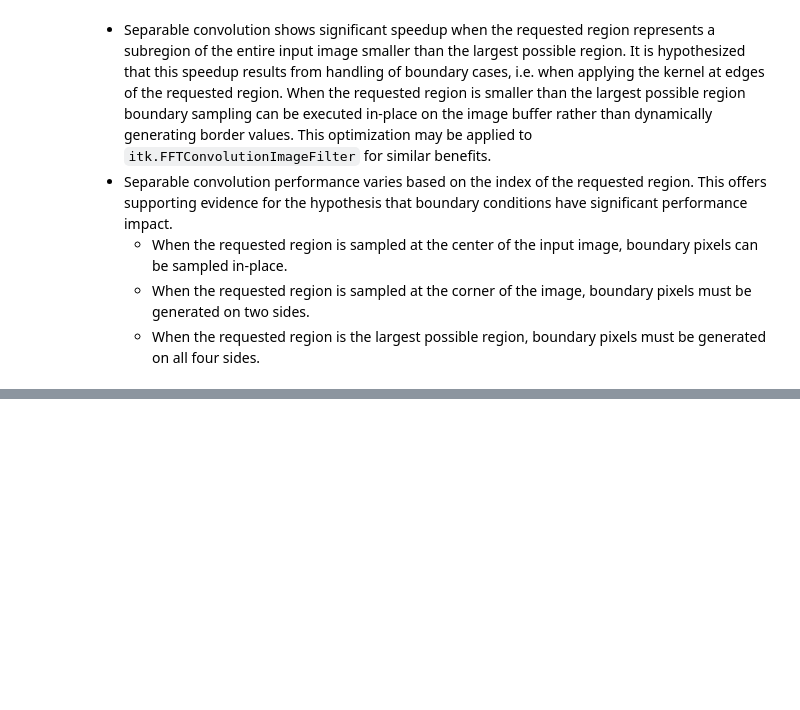
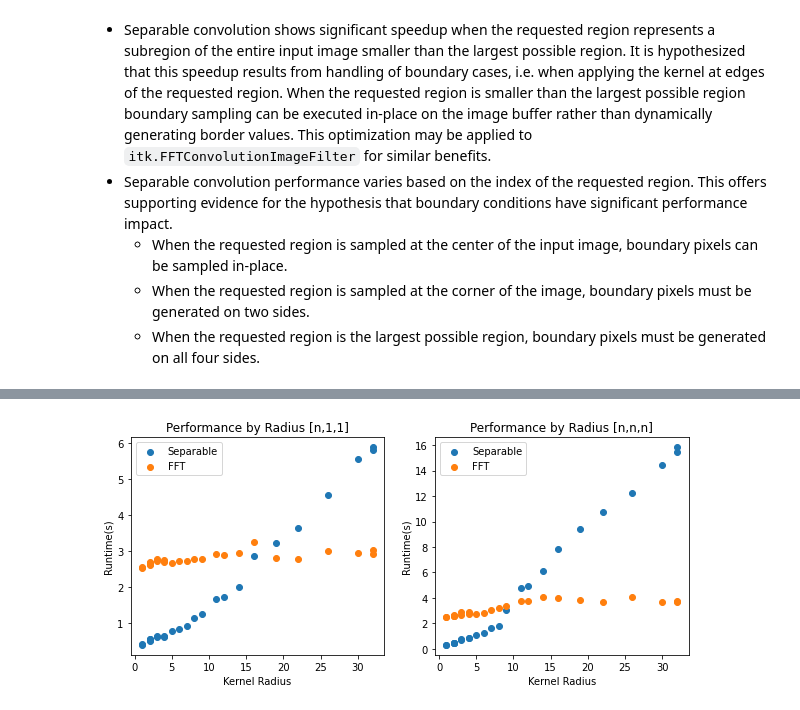
Before and after one commit to InsightSoftwareConsortium/ITKVkFFTBackend, a Jupyter notebook: example/GaussianBlurBenchmark.ipynb, the cells around one changed output, grey strips where cells are left out. Cells and saved outputs as stored; diff of their text form; code cells hidden in the pictures; blank space fills up the shorter version.

```diff
--- a/example/GaussianBlurBenchmark.ipynb
+++ b/example/GaussianBlurBenchmark.ipynb
@@ -272,0 +374,19 @@ plt.show()
+# %%
+fig, axs = plt.subplots(ncols=2, figsize=(10, 4))
+
+for variance_dim_idx, smoothing_type_idx in itertools.product(range(2), range(2)):
+    axs[variance_dim_idx].scatter(
+        radius, kernel_data[variance_dim_idx, :, smoothing_type_idx]
+    )
+
+for ax in axs:
+    ax.set_xlabel("Kernel Radius")
+    ax.set_ylabel("Runtime(s)")
+    ax.legend(["Separable", "FFT"])
+
+axs[0].set_title("Performance by Radius [n,1,1]")
+axs[1].set_title("Performance by Radius [n,n,n]")
+
+plt.show()
+# %% [output]
+[figure, added]
```
Also changed, not shown: parts of 13 cells of this notebook.
